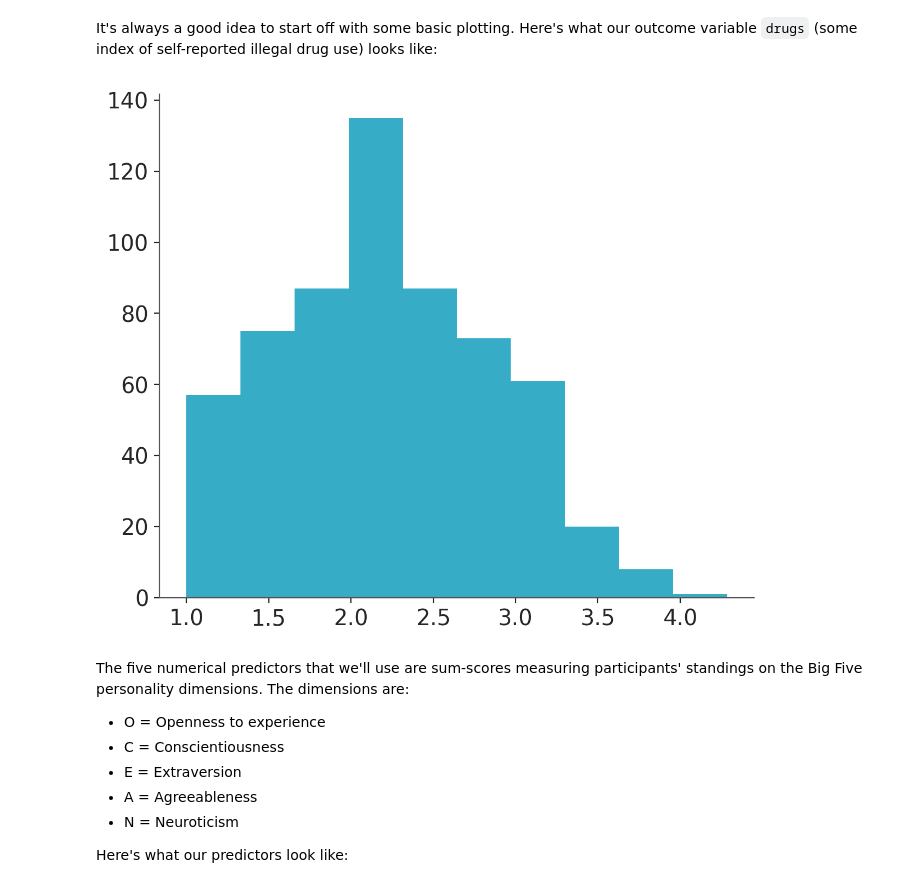
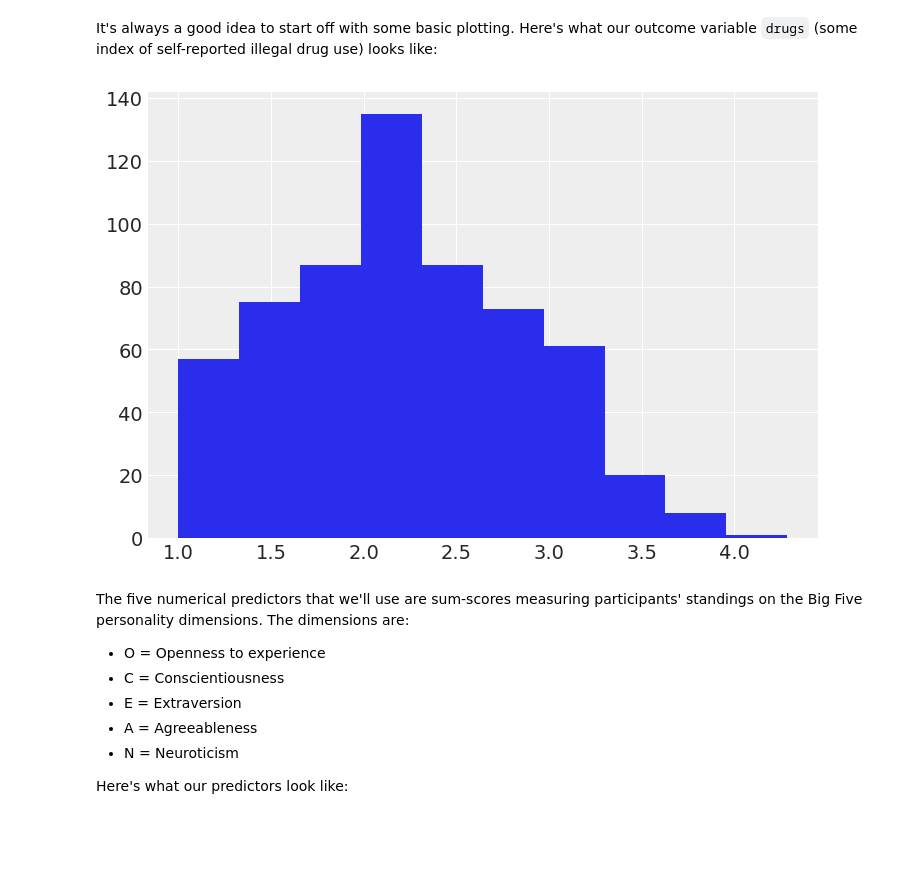
Before and after one commit to bambinos/bambi, a Jupyter notebook: docs/notebooks/ESCS_multiple_regression.ipynb, the cells around one changed output. Drawn from its saved outputs; the diff is of its cells as text; code cells hidden in the pictures; blank space fills up the shorter version.

```diff
--- a/docs/notebooks/ESCS_multiple_regression.ipynb
+++ b/docs/notebooks/ESCS_multiple_regression.ipynb
@@ -30,10 +30,10 @@ data.describe().round(2)
 | max | 4.29 | 163.00 | 158.00 | 174.00 | 171.00 | 180.00 | 4.94 | 4.62 | 4.75 | 4.44 | 4.75 | ... |
 # %% [markdown]
 It's always a good idea to start off with some basic plotting. Here's what our outcome variable `drugs` (some index of self-reported illegal drug use) looks like:
-# %%
-plt.hist(data["drugs"]);
-# %% [output]
-[figure, removed]
+# %%
+data["drugs"].hist();
+# %% [output]
+[figure, added]
 # %% [markdown]
 The five numerical predictors that we'll use are sum-scores measuring participants' standings on the Big Five personality dimensions. The dimensions are:
 
```
Also changed, not shown: parts of 22 cells of this notebook, 26 other files.
